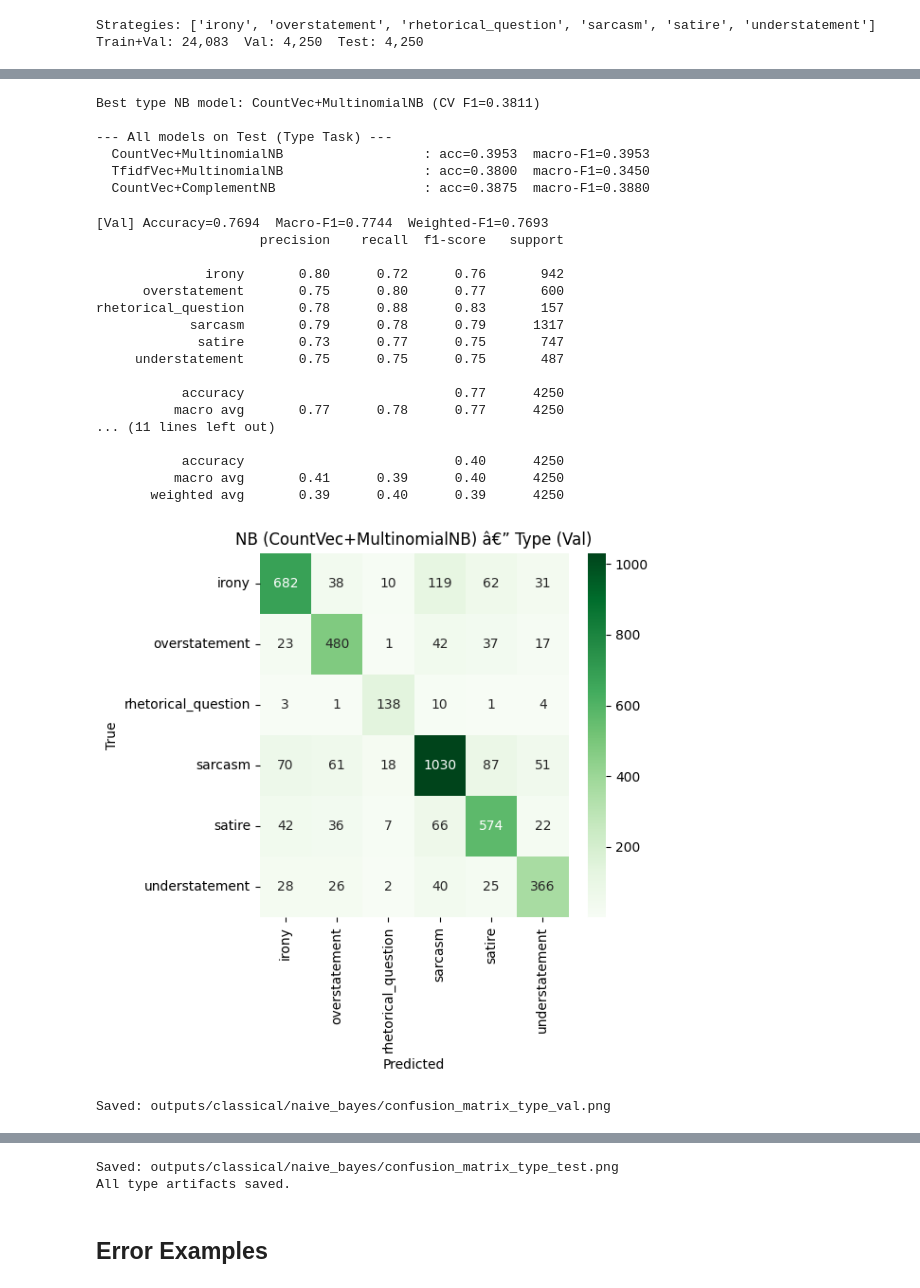
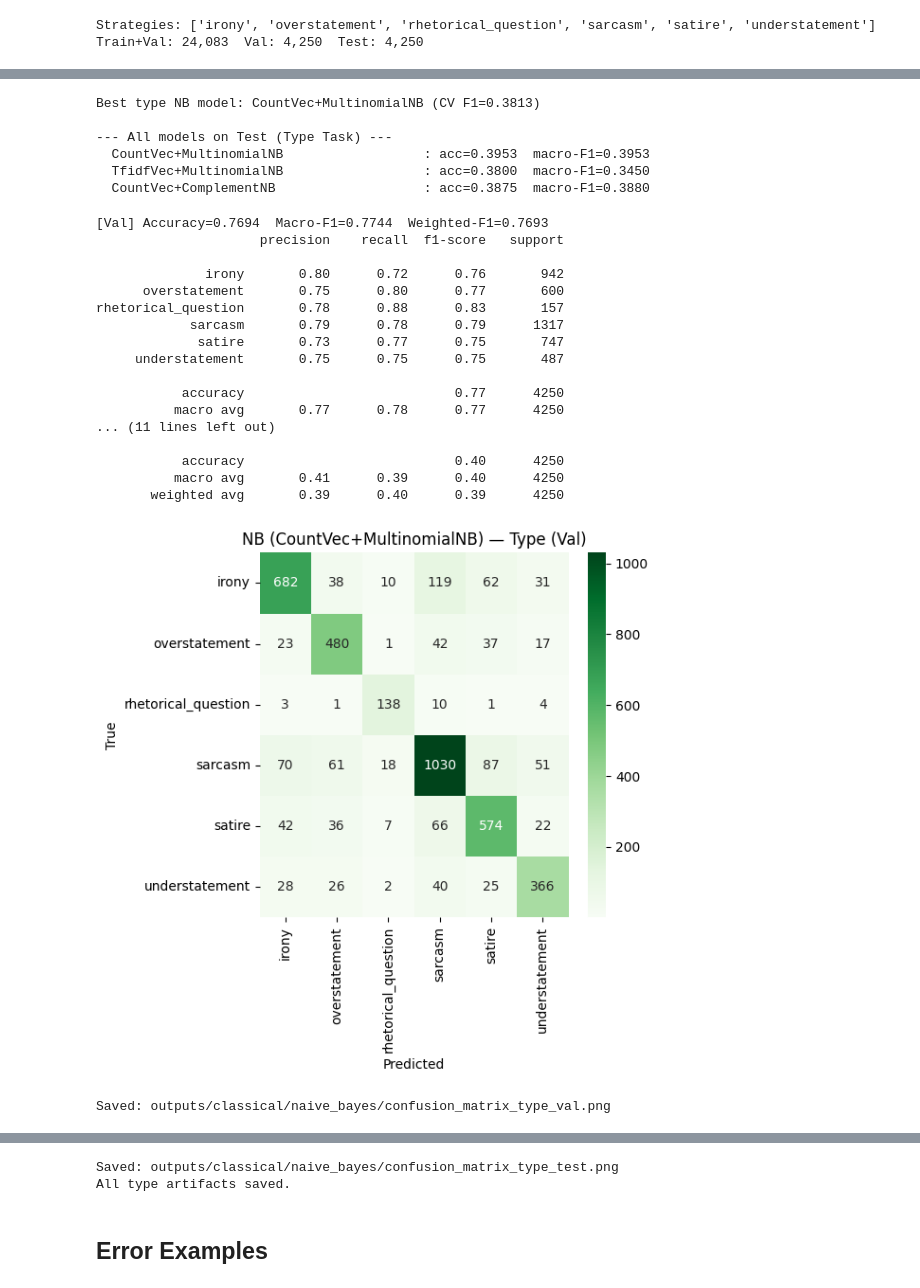
Before and after one commit to SeeYangZhi/Project-LLMao, a Jupyter notebook: colab_package/sarcasm_classification.ipynb, the cells around one changed output, grey strips where cells are left out. Saved outputs shown, nothing was run; the diff lists cells and outputs as text; code cells hidden in the pictures.

```diff
--- a/colab_package/sarcasm_classification.ipynb
+++ b/colab_package/sarcasm_classification.ipynb
@@ -549,7 +554,7 @@ split_dfs = [("Train", train_type), ("Val", val_type), ("Test", test_type)]
 for ax, (name, df) in zip(axes, split_dfs):
     dist = df["type_label"].value_counts()
     dist.plot(kind="barh", ax=ax, color="steelblue")
-    ax.set_title(f"{name} â€” Type Labels (n={len(df):,})", fontsize=13)
+    ax.set_title(f"{name} — Type Labels (n={len(df):,})", fontsize=13)
     ax.set_xlabel("Count")
     for i, (label, cnt) in enumerate(dist.items()):
         ax.text(cnt + 5, i, f"{cnt:,}", va="center", fontsize=9)
@@ -569,7 +574,7 @@ split_dfs_bin = [("Train", train_bin), ("Val", val_bin), ("Test", test_bin)]
 for ax, (name, df) in zip(axes, split_dfs_bin):
     dist = df["binary_label"].value_counts().sort_index()
     ax.bar(["Non-sarcastic (0)", "Sarcastic (1)"], dist.values, color=["coral", "steelblue"])
-    ax.set_title(f"{name} â€” Binary Labels (n={len(df):,})", fontsize=12)
+    ax.set_title(f"{name} — Binary Labels (n={len(df):,})", fontsize=12)
     ax.set_ylabel("Count")
     for i, v in enumerate(dist.values):
         ax.text(i, v + 20, f"{v:,}", ha="center")
@@ -1378,7 +1383,7 @@ for name, gs in candidates_type:
     all_test_results_type.append({"model": name, "accuracy": acc, "f1_macro": f1})
     print(f"  {name:40s}: acc={acc:.4f}  macro-F1={f1:.4f}")
 # %% [output]
-Best type NB model: CountVec+MultinomialNB (CV F1=0.3811)
+Best type NB model: CountVec+MultinomialNB (CV F1=0.3813)
 
 --- All models on Test (Type Task) ---
   CountVec+MultinomialNB                  : acc=0.3953  macro-F1=0.3953
@@ -1407,44 +1412,44 @@ with open(OUT_NB / "metrics_type.json", "w") as f:
 save_confusion_matrix(
     y_val_t, y_val_pred_type, STRATEGY_LABELS,
     OUT_NB / "confusion_matrix_type_val.png",
-    f"NB ({best_name_type}) â€” Type (Val)"
+    f"NB ({best_name_type}) — Type (Val)"
 )
 save_confusion_matrix(
     y_test_t, y_test_pred_type, STRATEGY_LABELS,
     OUT_NB / "confusion_matrix_type_test.png",
-    f"NB ({best_name_type}) â€” Type (Test)"
+    f"NB ({best_name_type}) — Type (Test)"
 )
 
 # Predictions with string labels
 pred_val_type  = val_type.copy()
 pred_test_type = test_type.copy()
 for df, y_pred, y_true in [(pred_val_type, y_val_pred_type, y_val_t),
                             (pred_test_type, y_test_pred_type, y_test_t)]:
     df["predicted_label"] = [id2label[i] for i in y_pred]
     df["true_label"]      = [id2label[i] for i in y_true]
     df["correct"]         = (df["type_label"] == df["predicted_label"]).astype(int)
 
 pred_val_type.to_csv( OUT_NB / "predictions_val_type.csv",  index=False)
 pred_test_type.to_csv(OUT_NB / "predictions_test_type.csv", index=False)
 
 print("All type artifacts saved.")
 # %% [output]
 [Val] Accuracy=0.7694  Macro-F1=0.7744  Weighted-F1=0.7693
                      precision    recall  f1-score   support
 
               irony       0.80      0.72      0.76       942
       overstatement       0.75      0.80      0.77       600
 rhetorical_question       0.78      0.88      0.83       157
             sarcasm       0.79      0.78      0.79      1317
              satire       0.73      0.77      0.75       747
      understatement       0.75      0.75      0.75       487
 
            accuracy                           0.77      4250
           macro avg       0.77      0.78      0.77      4250
 ... (11 lines left out)
 
            accuracy                           0.40      4250
           macro avg       0.41      0.39      0.40      4250
        weighted avg       0.39      0.40      0.39      4250
-[figure, old version]
+[figure, new version]
 Saved: outputs/classical/naive_bayes/confusion_matrix_type_val.png
```
Also changed, not shown: parts of 67 cells of this notebook.
